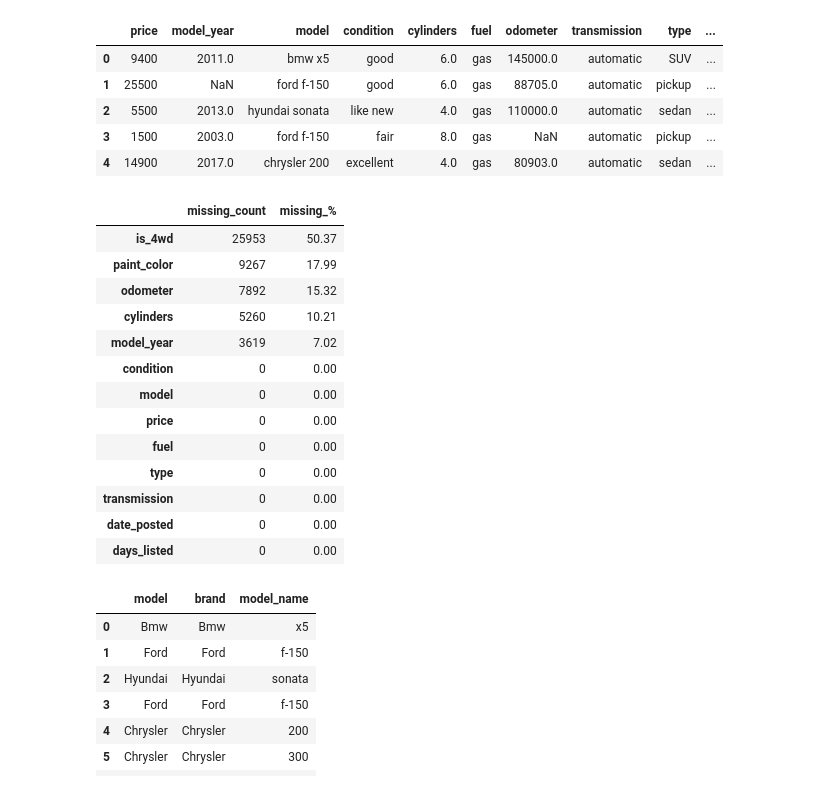
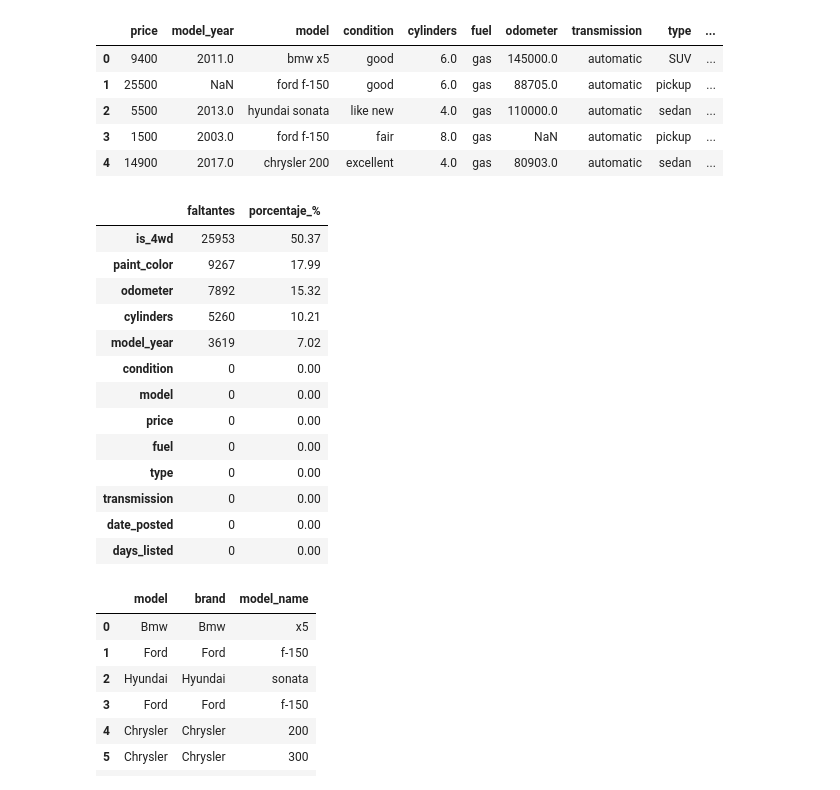
Before and after one commit to crisostomomelgarejo/proyect_sprint7, a Jupyter notebook: notebooks/EDA.ipynb, the cells around one changed output. Cells and saved outputs as stored; diff of their text form; code cells hidden in the pictures.

```diff
--- a/notebooks/EDA.ipynb
+++ b/notebooks/EDA.ipynb
@@ -1,15 +1,15 @@
 # %%
-# Celda 1: imports y carga
+# Celda 1: Importaciones y carga de datos
 import pandas as pd
 import numpy as np
 import plotly.express as px
 import plotly.graph_objects as go
 
 # Cargar datos
-df = pd.read_csv(r"C:\Users\melga\vs_private\proyect_sprint7\vehicles_us.csv")
+df = pd.read_csv('../vehicles_us.csv')
 
-# Vista rápida
-print("Filas, columnas:", df.shape)
+# Vista rápida del dataset
+print('Filas, columnas:', df.shape)
 df.head()
 # %% [output]
 Filas, columnas: (51525, 13)
@@ -20,12 +20,12 @@ Filas, columnas: (51525, 13)
 | 3 | 1500 | 2003.0 | ford f-150 | fair | 8.0 | gas | NaN | automatic | pickup | ... |
 | 4 | 14900 | 2017.0 | chrysler 200 | excellent | 4.0 | gas | 80903.0 | automatic | sedan | ... |
 # %%
-# inspección rápida de faltantes (resumen)
+# Celda 2: Inspección rápida de valores faltantes
 missing = df.isna().sum().sort_values(ascending=False)
 missing_pct = (missing / len(df) * 100).round(2)
-pd.DataFrame({'missing_count': missing, 'missing_%': missing_pct})
+pd.DataFrame({'faltantes': missing, 'porcentaje_%': missing_pct})
 # %% [output]
-|  | missing_count | missing_% |
+|  | faltantes | porcentaje_% |
 | is_4wd | 25953 | 50.37 |
 | paint_color | 9267 | 17.99 |
 | odometer | 7892 | 15.32 |
```
Also changed, not shown: parts of 7 cells of this notebook, 1 other file.
